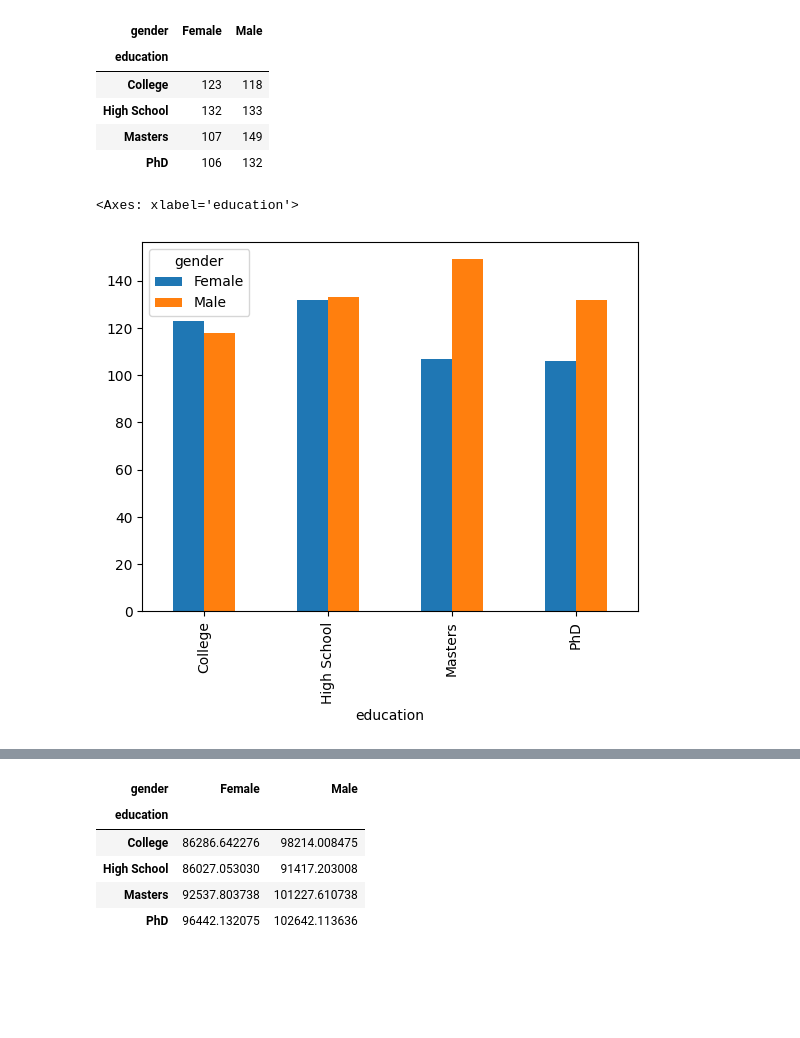
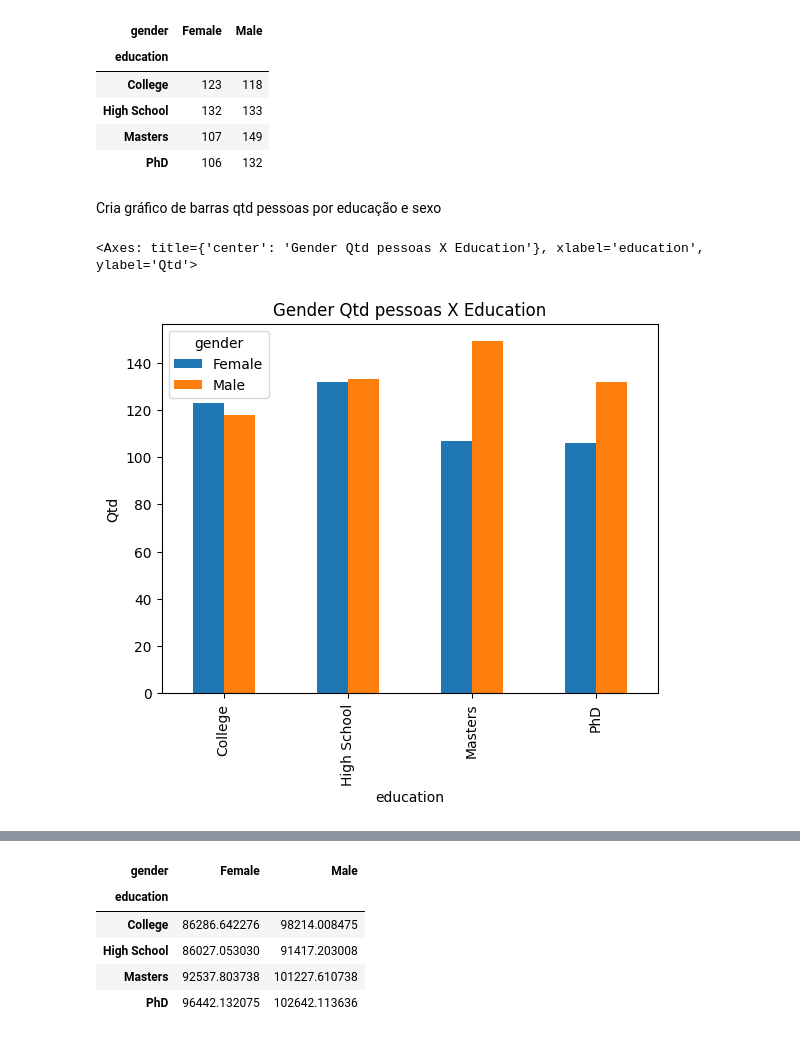
Before and after one commit to vilmarprado/mack_ling_prog_cie_dados, a Jupyter notebook: LP_T4_v2.ipynb, the cells around one changed output, grey strips where cells are left out. Saved outputs shown, nothing was run; the diff lists cells and outputs as text; code cells hidden in the pictures; blank space fills up the shorter version.

```diff
--- a/LP_T4_v2.ipynb
+++ b/LP_T4_v2.ipynb
@@ -157,8 +161,10 @@ data_agrup_pivot
 | High School | 132 | 133 |
 | Masters | 107 | 149 |
 | PhD | 106 | 132 |
+# %% [markdown]
+Cria gráfico de barras qtd pessoas por educação e sexo
 # %%
-data_agrup_pivot.plot(kind='bar')
+data_agrup_pivot.plot(kind='bar',ylabel='Qtd', title='Gender Qtd pessoas X Education')
 # %% [output]
-<Axes: xlabel='education'>
+<Axes: title={'center': 'Gender Qtd pessoas X Education'}, xlabel='education', ylabel='Qtd'>
-[figure, old version]
+[figure, new version]
```
Also changed, not shown: parts of 39 cells of this notebook.
